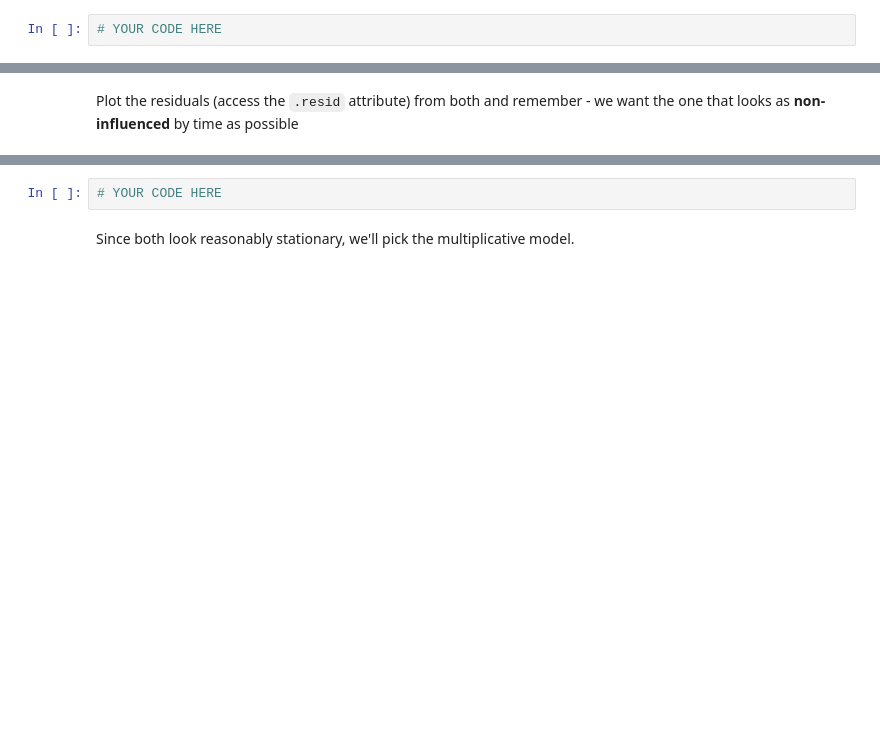
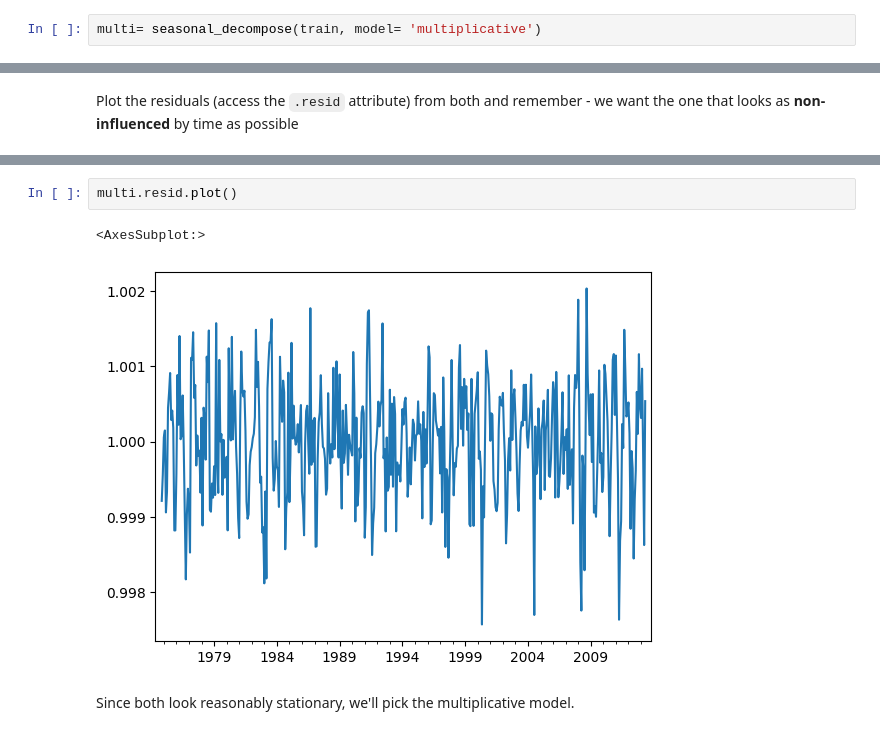
Before and after one commit to ParissaPeimaniyfard/data-arima-101, a Jupyter notebook: arima_seasonal_intro.ipynb, the cells around one changed output, grey strips where cells are left out. Drawn from its saved outputs; the diff is of its cells as text; blank space fills up the shorter version.

```diff
--- a/arima_seasonal_intro.ipynb
+++ b/arima_seasonal_intro.ipynb
@@ -407,2 +424,2 @@ Import the `seasonal_decompose` tool that you saw in the lecture and try both me
 # %%
-# YOUR CODE HERE
+multi= seasonal_decompose(train, model= 'multiplicative')
@@ -415,5 +433,8 @@ Plot the residuals (access the `.resid` attribute) from both and remember - we w
 # %%
-# YOUR CODE HERE
+multi.resid.plot()
+# %% [output]
+<AxesSubplot:>
+[figure, added]
 # %% [markdown]
 Since both look reasonably stationary, we'll pick the multiplicative model.
 # %% [markdown]
```
Also changed, not shown: parts of 38 cells of this notebook, 1 other file.
